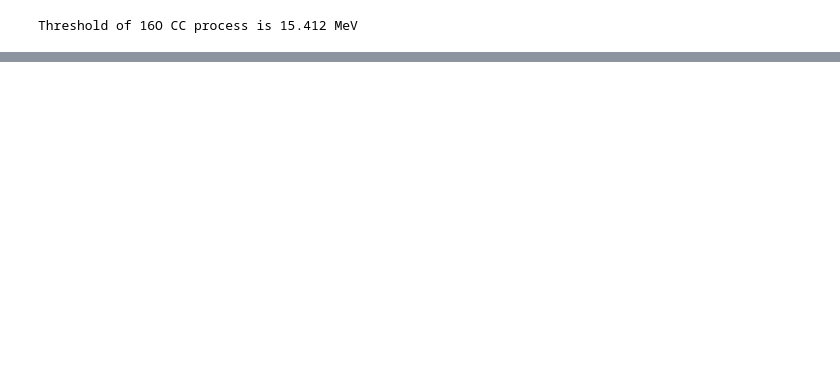
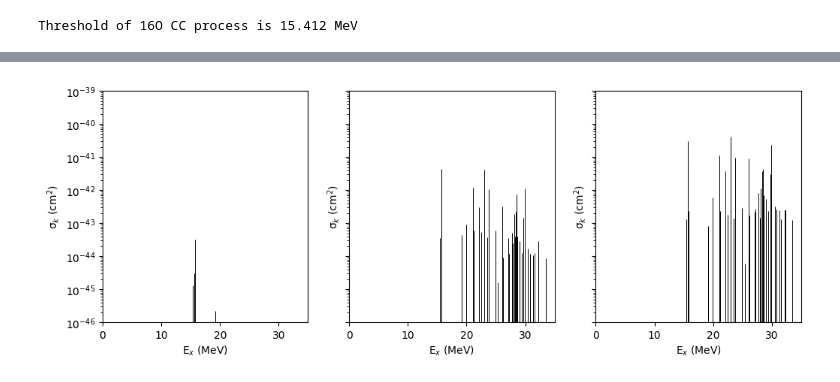
Before and after one commit to schedges/pyNEWTON, a Jupyter notebook: NuOGen.ipynb, the cells around one changed output, grey strips where cells are left out. Cells and saved outputs as stored; diff of their text form; code cells hidden in the pictures; blank space fills up the shorter version.

```diff
--- a/NuOGen.ipynb
+++ b/NuOGen.ipynb
@@ -64,31 +71,64 @@ plt.yscale("log")
 # %%
 #Load partial cross sections
 def loadNazakatoData(fname):
   excitedLevels_MeV = []
   excitedLevels_J = []
   excitedLevels_parity = []
   excitedXS_20MeV = []
   excitedXS_40MeV = []
   excitedXS_60MeV = []
   for line in open(fname,"r"):
     if not line.startswith("#"):
       line=line.strip("\n")
       if not line=="":
         lineParts = line.split(",")
         if len(lineParts)==6:
           excitedLevels_MeV.append(float(lineParts[0]))
           excitedLevels_J.append(int(lineParts[1]))
           excitedLevels_parity.append(int(lineParts[2]))
           excitedXS_20MeV.append(float(lineParts[3]))
           excitedXS_40MeV.append(float(lineParts[4]))
           excitedXS_60MeV.append(float(lineParts[5]))
 
   #FIT COEFFICIENTS
   excitedLevels_MeV = np.asarray(excitedLevels_MeV)
+  excitedXS_20MeV = np.asarray(excitedXS_20MeV)
+  excitedXS_40MeV = np.asarray(excitedXS_40MeV)
+  excitedXS_60MeV = np.asarray(excitedXS_60MeV)
 
   return excitedLevels_MeV,excitedLevels_J,excitedLevels_parity,excitedXS_20MeV,excitedXS_40MeV,excitedXS_60MeV
 
 excitedLevels_MeV,excitedLevels_J,excitedLevels_parity,excitedXS_20MeV,excitedXS_40MeV,excitedXS_60MeV = loadNazakatoData(partial_xs_name)
+
+#Make 3 plots of xs vs. excitation energy
+fig,ax = plt.subplots(1,3, figsize=(12,4), sharey=True)
+Exs_MeV = excitedLevels_MeV + threshold
+
+mask = excitedXS_20MeV > 0
+ax[0].vlines(Exs_MeV[mask], 1e-46, excitedXS_20MeV[mask],color="k",lw=0.7)
+mask = excitedXS_40MeV > 0
+ax[1].vlines(Exs_MeV[mask], 1e-46, excitedXS_40MeV[mask],color="k",lw=0.7)
+mask = excitedXS_60MeV > 0
+ax[2].vlines(Exs_MeV[mask], 1e-46, excitedXS_60MeV[mask],color="k",lw=0.7)
+
+plt.yscale("log")
+ax[0].set_xlim(0,35)
+ax[0].set_xlabel("E$_x$ (MeV)")
+ax[0].set_ylabel(chr(963)+"$_k$ (cm$^2$)")
+ax[0].set_ylim(1e-46,1e-39)
+
+ax[1].set_xlim(0,35)
+ax[1].set_xlabel("E$_x$ (MeV)")
+ax[1].set_ylabel(chr(963)+"$_k$ (cm$^2$)")
+ax[1].set_ylim(1e-46,1e-39)
+
+ax[2].set_xlim(0,35)
+ax[2].set_xlabel("E$_x$ (MeV)")
+ax[2].set_ylabel(chr(963)+"$_k$ (cm$^2$)")
+ax[2].set_ylim(1e-46,1e-39)
+plt.show()
+# %% [output]
+[figure, added]
 # %%
 #Solve for coefficients
 def solveCoeffs(excitedLevels_MeV,excitedXS_20MeV,excitedXS_40MeV,excitedXS_60MeV):
```
Also changed, not shown: parts of 4 cells of this notebook.
